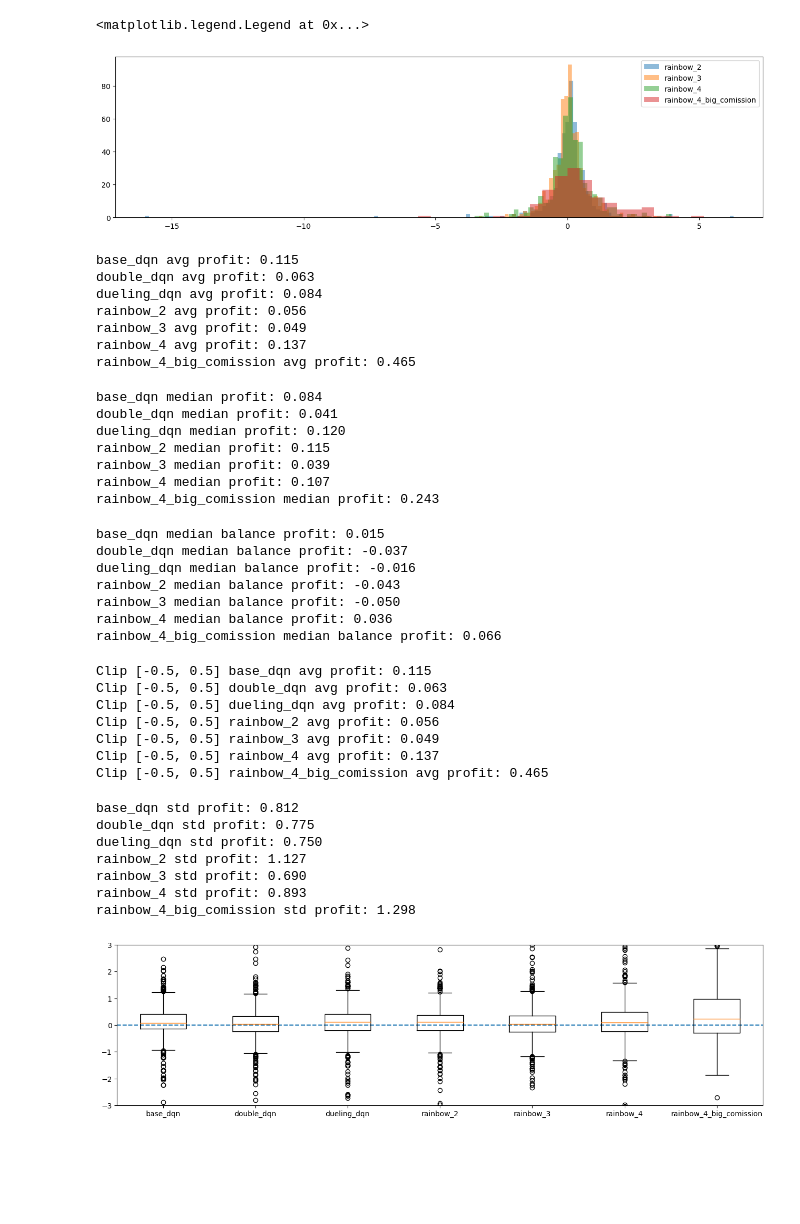
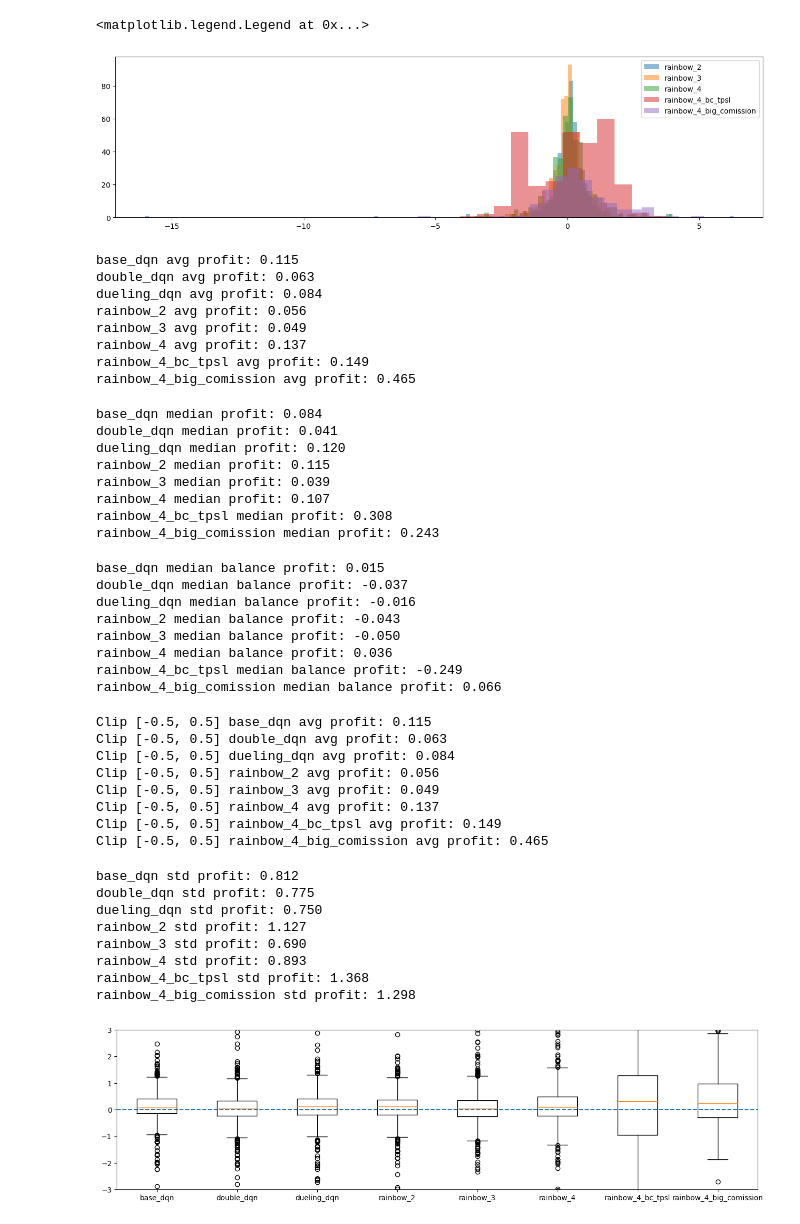
Before and after one commit to NLZer0/DQN_trading_bot, a Jupyter notebook: result_analyze.ipynb, the cells around one changed output. Drawn from its saved outputs; the diff is of its cells as text; code cells hidden in the pictures; blank space fills up the shorter version.

```diff
--- a/result_analyze.ipynb
+++ b/result_analyze.ipynb
@@ -29,16 +29,16 @@ data = load_data()
 test_types = list(data)
 test_types.sort()
 # %%
-using_results = ['rainbow_2', 'rainbow_3', 'rainbow_4', 'rainbow_4_big_comission']
+using_results = ['rainbow_2', 'rainbow_3', 'rainbow_4', 'rainbow_4_big_comission', 'rainbow_4_bc_tpsl']
 plt.figure(figsize=(16,4))
 for test_type in test_types:
     if test_type not in using_results:
         continue
     plt.hist(data[test_type].profit, bins='auto', label=test_type, alpha=0.5)
 plt.legend()
 # %% [output]
 <matplotlib.legend.Legend at 0x...>
-[figure, old version]
+[figure, new version]
 # %%
 for test_type in test_types:
     print(f'{test_type} avg profit: {data[test_type].profit.mean():.3f}')
@@ -49,6 +49,7 @@ dueling_dqn avg profit: 0.084
 rainbow_2 avg profit: 0.056
 rainbow_3 avg profit: 0.049
 rainbow_4 avg profit: 0.137
+rainbow_4_bc_tpsl avg profit: 0.149
 rainbow_4_big_comission avg profit: 0.465
 # %%
 for test_type in test_types:
@@ -60,6 +61,7 @@ dueling_dqn median profit: 0.120
 rainbow_2 median profit: 0.115
 rainbow_3 median profit: 0.039
 rainbow_4 median profit: 0.107
+rainbow_4_bc_tpsl median profit: 0.308
 rainbow_4_big_comission median profit: 0.243
 # %%
 for test_type in test_types:
@@ -71,6 +73,7 @@ dueling_dqn median balance profit: -0.016
 rainbow_2 median balance profit: -0.043
 rainbow_3 median balance profit: -0.050
 rainbow_4 median balance profit: 0.036
+rainbow_4_bc_tpsl median balance profit: -0.249
 rainbow_4_big_comission median balance profit: 0.066
 # %%
 clip_value = 0.5
@@ -88,6 +91,7 @@ Clip [-0.5, 0.5] dueling_dqn avg profit: 0.084
 Clip [-0.5, 0.5] rainbow_2 avg profit: 0.056
 Clip [-0.5, 0.5] rainbow_3 avg profit: 0.049
 Clip [-0.5, 0.5] rainbow_4 avg profit: 0.137
+Clip [-0.5, 0.5] rainbow_4_bc_tpsl avg profit: 0.149
 Clip [-0.5, 0.5] rainbow_4_big_comission avg profit: 0.465
 # %%
 for test_type in test_types:
@@ -99,6 +103,7 @@ dueling_dqn std profit: 0.750
 rainbow_2 std profit: 1.127
 rainbow_3 std profit: 0.690
 rainbow_4 std profit: 0.893
+rainbow_4_bc_tpsl std profit: 1.368
 rainbow_4_big_comission std profit: 1.298
 # %%
 plt.figure(figsize=(16,4))
@@ -108,7 +113,7 @@ plt.ylim(-3,3)
 # plt.legend()
 print()
 # %% [output]
-[figure, old version]
+[figure, new version]
 # %%
 for test_type in test_types:
     coef = np.corrcoef(data[test_type].profit, data[test_type].predict_q)
```
Also changed, not shown: parts of 9 cells of this notebook, 2 other files.
